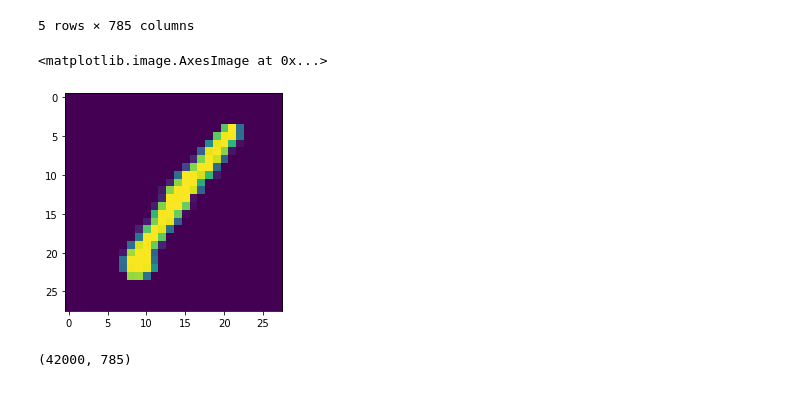
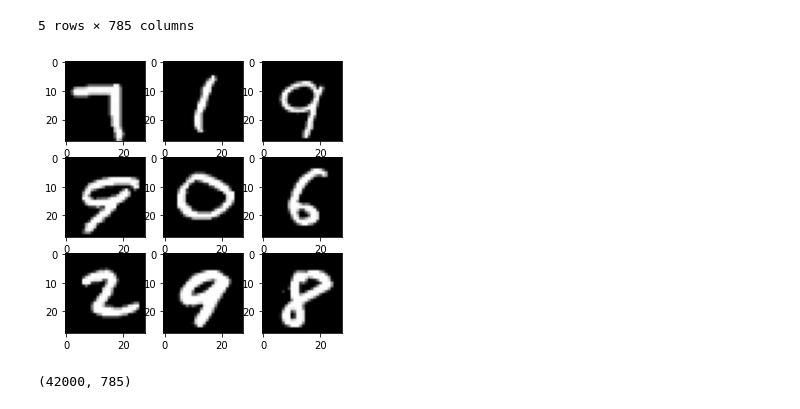
Before and after one commit to mattboyd27/DSCI_478_Kaggle, a Jupyter notebook: Digit Recognizer temp3-within rotate pic.ipynb, the cells around one changed output. Cells and saved outputs as stored; diff of their text form; code cells hidden in the pictures.

```diff
--- a/Digit Recognizer temp3-within rotate pic.ipynb
+++ b/Digit Recognizer temp3-within rotate pic.ipynb
@@ -29,11 +30,25 @@ df.head()
 | 3 | 4 | 0 | 0 | 0 | 0 | 0 | 0 | 0 | 0 | 0 | ... | ... |
 | 4 | 0 | 0 | 0 | 0 | 0 | 0 | 0 | 0 | 0 | 0 | ... | ... |
 5 rows × 785 columns
-# %%
-plt.imshow(df.iloc[0, 1:].values.reshape((28,28)))
-# %% [output]
-<matplotlib.image.AxesImage at 0x...>
-[figure, removed]
+# %%
+def exampleplot(pic):
+    random.seed(99)
+    n = 0
+    randomlist = random.sample(range(0, df.shape[0]), 9)
+    fig, axm = plt.subplots(nrows=3, ncols=3, figsize=(5, 5))
+    for axs in (axm):
+        for ax in (axs):
+#             idx = i * 5 + j
+            ax.imshow(pic[randomlist[n]], cmap='gray')
+
+            n += 1
+
+    plt.show()
+
+sample = df.iloc[:, 1:].values.reshape(-1, 28, 28)
+exampleplot(sample)
+# %% [output]
+[figure, added]
 # %%
 df.values.shape
 # %% [output]
```
Also changed, not shown: parts of 9 cells of this notebook.
